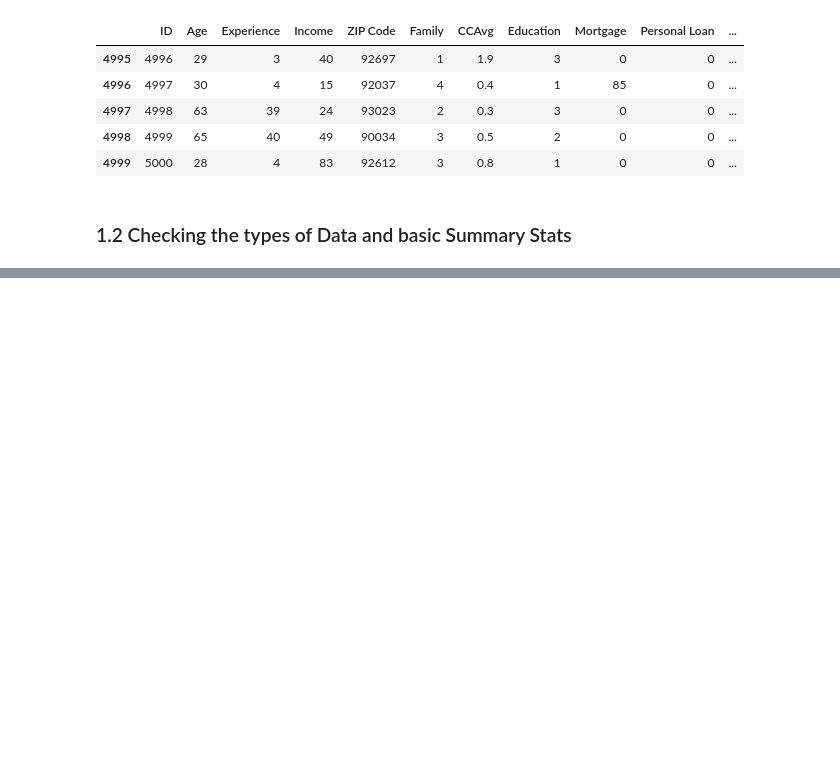
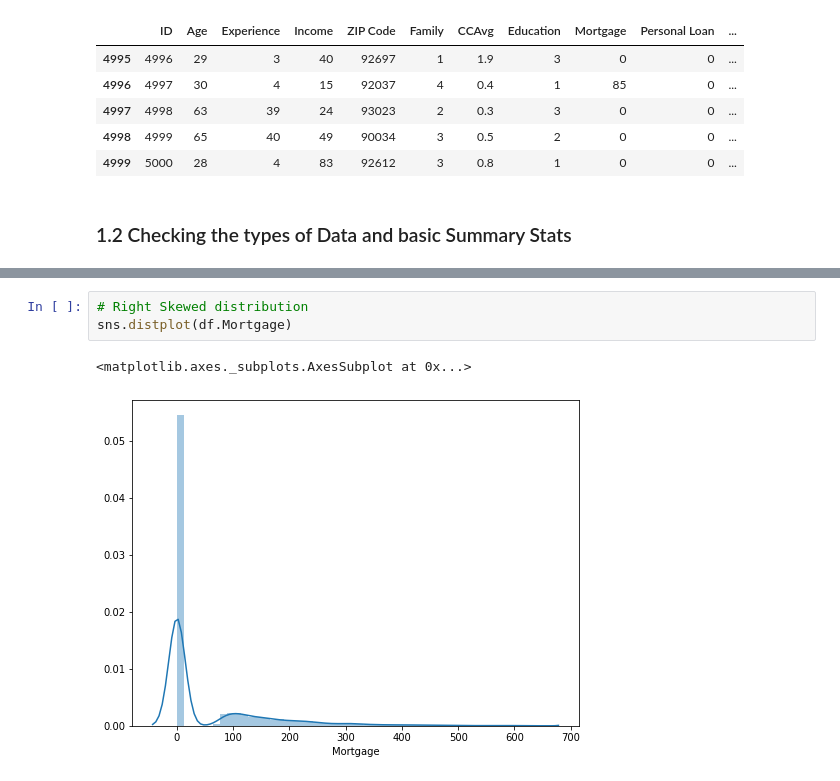
Before and after one commit to Vanshika-30/ML-Project, a Jupyter notebook: Bank_Personal_Loan_Modelling.ipynb, the cells around one changed output, grey strips where cells are left out. Drawn from its saved outputs; the diff is of its cells as text; blank space fills up the shorter version.

```diff
--- a/Bank_Personal_Loan_Modelling.ipynb
+++ b/Bank_Personal_Loan_Modelling.ipynb
@@ -71,0 +288,6 @@ df.describe()
+# %%
+# Right Skewed distribution
+sns.distplot(df.Mortgage)
+# %% [output]
+<matplotlib.axes._subplots.AxesSubplot at 0x...>
+[figure, added]
```
Also changed, not shown: parts of 91 cells of this notebook.
